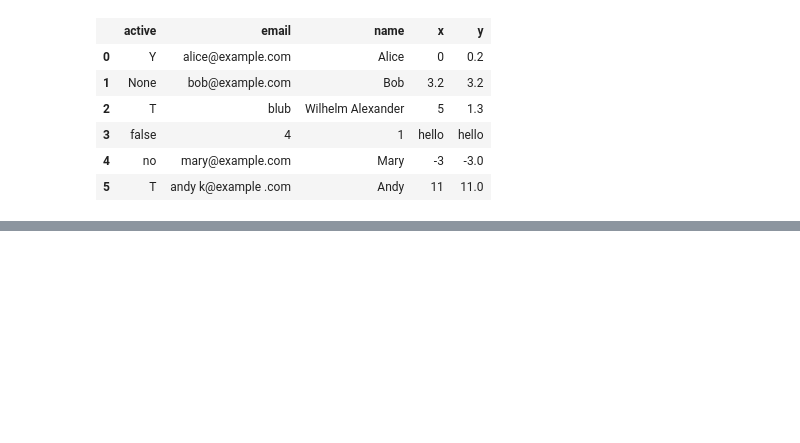
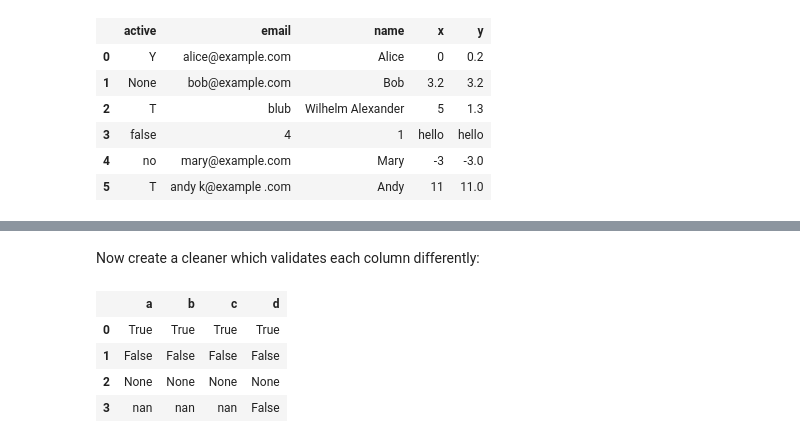
Before and after one commit to akloster/table-cleaner, a Jupyter notebook: docs/source/Tutorial.ipynb, the cells around one changed output, grey strips where cells are left out. Drawn from its saved outputs; the diff is of its cells as text; code cells hidden in the pictures; blank space fills up the shorter version.

```diff
--- a/docs/source/Tutorial.ipynb
+++ b/docs/source/Tutorial.ipynb
@@ -238,0 +284,17 @@ mdf
+# %% [markdown]
+Now create a cleaner which validates each column differently:
+# %%
+bool_cleaner = tc.TableCleaner(dict(a=tc.Bool(),
+                               b=tc.Bool(true_values=[True], false_values=[False], allow_nan=False),
+                               c=tc.Bool(true_values=[True], false_values=[False, None], allow_nan=False),
+                               d=tc.Bool(true_values=[True], false_values=[False, np.nan],
+                                         nan_values=[None], allow_nan=False)))
+
+bool_output, bool_verdicts = bool_cleaner.validate(bool_df, delete=False)
+tc.MarkupFrame.from_validation(bool_output, bool_verdicts)
+# %% [output]
+|  | a | b | c | d |
+| 0 | True | True | True | True |
+| 1 | False | False | False | False |
+| 2 | None | None | None | None |
+| 3 | nan | nan | nan | False |
```
Also changed, not shown: parts of 19 cells of this notebook, 3 other files.
